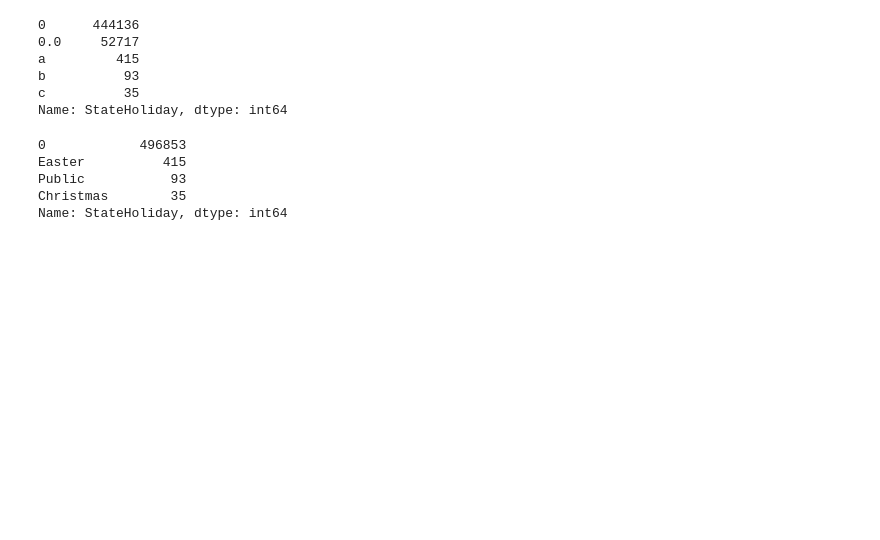
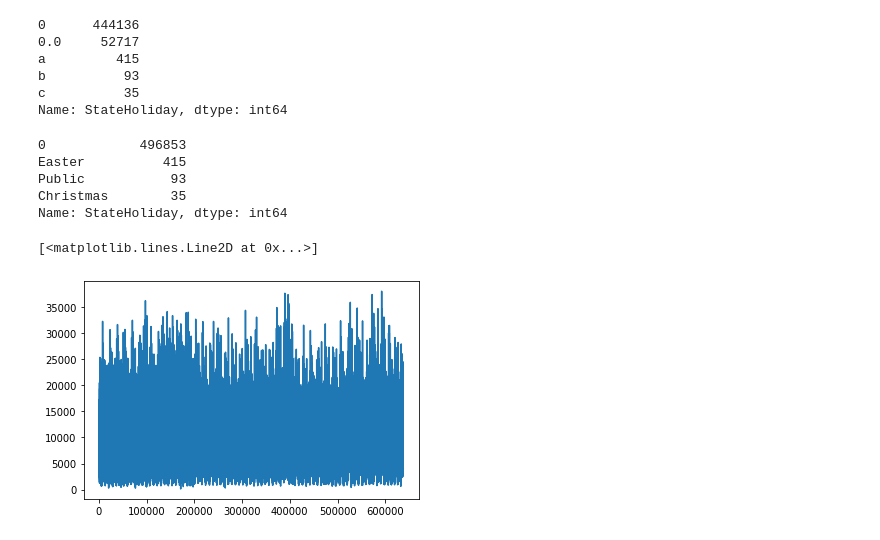
Before and after one commit to igivis7/dsr28_minicomp_team1, a Jupyter notebook: Data exploration train.ipynb, the cells around one changed output. Drawn from its saved outputs; the diff is of its cells as text; code cells hidden in the pictures; blank space fills up the shorter version.

Commit message:
commit after first discussion on data

```diff
--- a/Data exploration train.ipynb
+++ b/Data exploration train.ipynb
@@ -87,3 +87,8 @@ Easter          415
 Public           93
 Christmas        35
 Name: StateHoliday, dtype: int64
+# %%
+plt.plot(train_data['Sales'])
+# %% [output]
+[<matplotlib.lines.Line2D at 0x...>]
+[figure, added]
```
Also changed, not shown: parts of 1 cell of this notebook, 3 other files.
